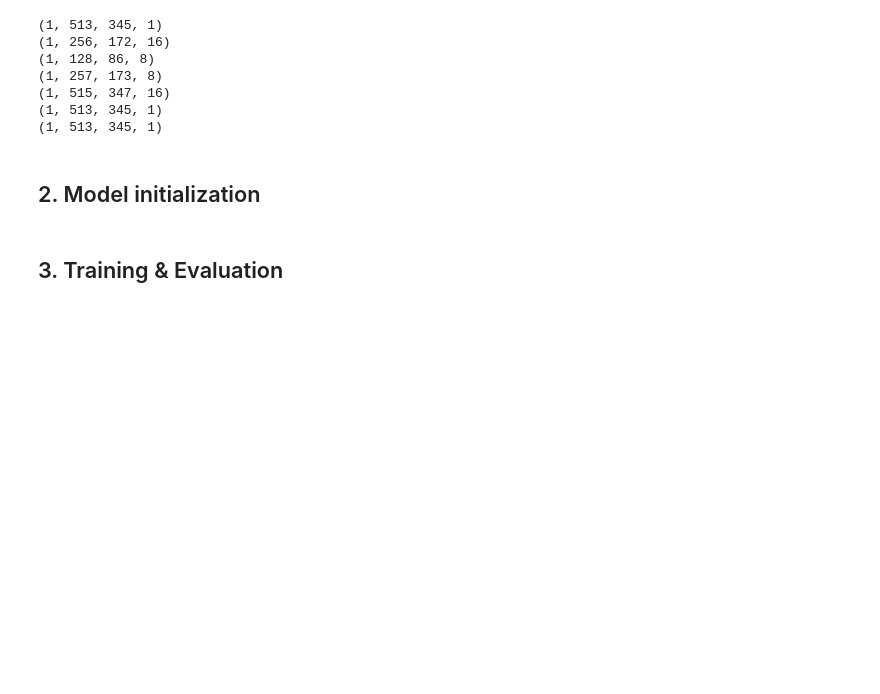
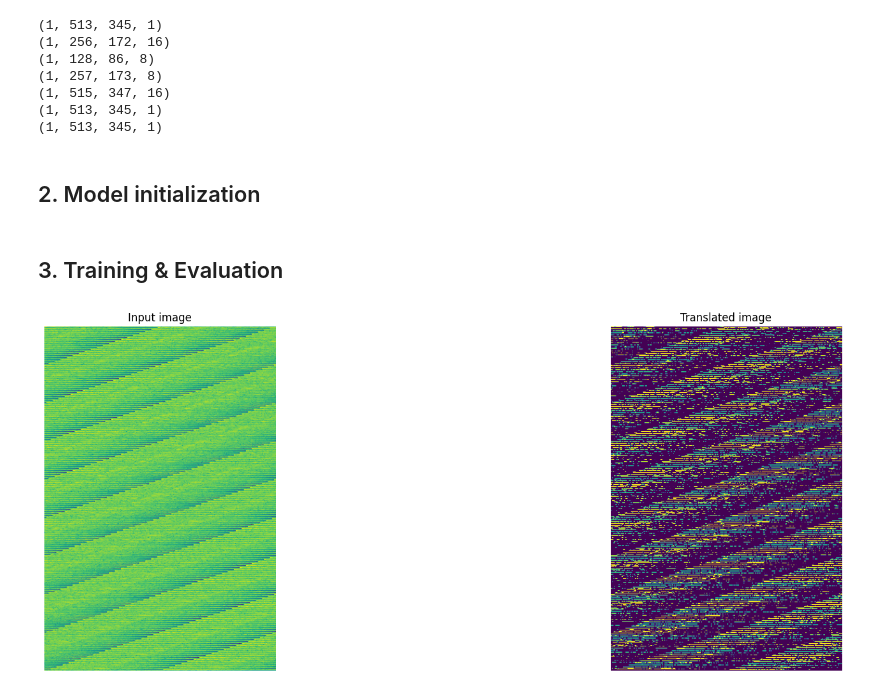
Before and after one commit to Programmatical-tea/music-discern, a Jupyter notebook: Experiment1/experiment1.ipynb, the cells around one changed output. Cells and saved outputs as stored; diff of their text form; code cells hidden in the pictures; blank space fills up the shorter version.

Commit message:
done in the past

```diff
--- a/Experiment1/experiment1.ipynb
+++ b/Experiment1/experiment1.ipynb
@@ -129,0 +158,2 @@ for k in Test:
+# %%
+dataset_for_training_A = dataset_for_training_A.take(20000)
@@ -134,8 +166,8 @@ for f in dataset_for_training_A.take(1):
     A = np.load(f.numpy(),allow_pickle=True)
     print(A.dtype)
     img = tf.io.read_file(f)
-    img = tf.io.decode_raw(img,tf.complex64)
-    img = tf.slice(img,begin=[16],size=[IMAGE_SIZE])
+    img = tf.io.decode_raw(img,tf.float32)
+    img = tf.slice(img,begin=[32],size=[IMAGE_SIZE])
     img = tf.reshape(img,[513,345])
     print(img)
 # %% [output]
@@ -159,15 +191,16 @@ tf.Tensor(
 # %%
 def process_image(image):
     #make the images into spectrograms
-    processed_img = tf.pow(tf.abs(image),2)
+    # processed_img = tf.pow(tf.abs(image),2) edited 2022-08-29, takes to much ram, so done in the preprocessing step.
+    processed_img = image
     #normalize the images?
     return processed_img
 
 def process_path_A(path):
     #for training A, the label is just itself so we need to take that into account
     img = tf.io.read_file(path)
-    img = tf.io.decode_raw(img,tf.complex64)
-    img = tf.slice(img,begin=[1024//64],size=[IMAGE_SIZE]) # begin <- 1024//complex64
+    img = tf.io.decode_raw(img,tf.float32)#this changes too, 2022-08-29
+    img = tf.slice(img,begin=[1024//32],size=[IMAGE_SIZE]) # begin <- 1024//complex64
     img = tf.reshape(img,IMAGE_DIM)
     img = process_image(img)
 
@@ -177,8 +210,8 @@ def process_path_A(path):
 def process_path_B(path): #map_func
     #extract the 2d array and the label
     img = tf.io.read_file(path)
-    img = tf.io.decode_raw(img,tf.complex64)
-    img = tf.slice(img,begin=[1024//64],size=[IMAGE_SIZE]) # begin <- 1024//complex64
+    img = tf.io.decode_raw(img,tf.float32) #this changes too, 2022-08-29
+    img = tf.slice(img,begin=[1024//32],size=[IMAGE_SIZE]) # begin <- 1024//complex64
     img = tf.reshape(img,IMAGE_DIM)
     img = process_image(img)
 
@@ -306,19 +339,19 @@ Model_B.compile(optimizer='adam',
               metrics=['accuracy'])
 # %%
 # Create a callback function that saves the weights periodically, and shows the reconstructed images periodically
-class Monitor_A(keras.callbacks.Callback):
+class Monitor_A(tf.keras.callbacks.Callback):
 
     def on_epoch_end(self, epoch, logs=None):
         _, ax = plt.subplots(1,2, figsize=(21,7))
         for k,k in dataset_A.take(1):
             changed = self.model(k)
             clear_output(wait=True)
-            ax[0, 0].imshow(k)
-            ax[0, 1].imshow(changed)
-            ax[0, 0].set_title("Input image")
-            ax[0, 1].set_title("Translated image")
-            ax[0, 0].axis("off")
-            ax[0, 1].axis("off")
+            ax[0].imshow(k[0])
+            ax[1].imshow(changed[0])
+            ax[0].set_title("Input image")
+            ax[1].set_title("Translated image")
+            ax[0].axis("off")
+            ax[1].axis("off")
 
         if (epoch) % 5 == 0:
             self.model.save_weights(pathlib.Path(save_weights_A_path/"{epoch:04}.h5"))
@@ -336,4 +369,6 @@ class Monitor_B(keras.callbacks.Callback):
 ## 3. Training & Evaluation
 # %%
 with tf.device('/gpu:0'):
-    history = Model_A.fit(dataset_A, batch_size=batch_size, epochs=100, callbacks=[Monitor_A()])
+    history = Model_A.fit(dataset_A, batch_size=10, epochs=100, callbacks=[Monitor_A()])
+# %% [output]
+[figure, added]
```
Also changed, not shown: parts of 15 cells of this notebook, 5 other files.
